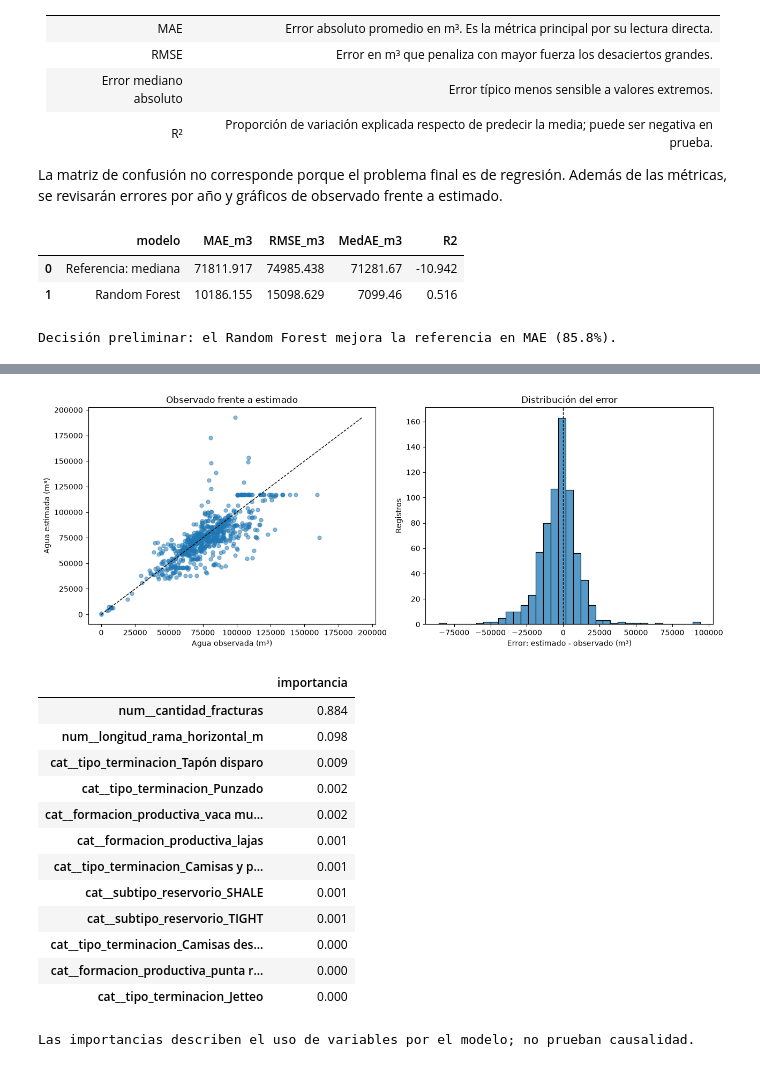
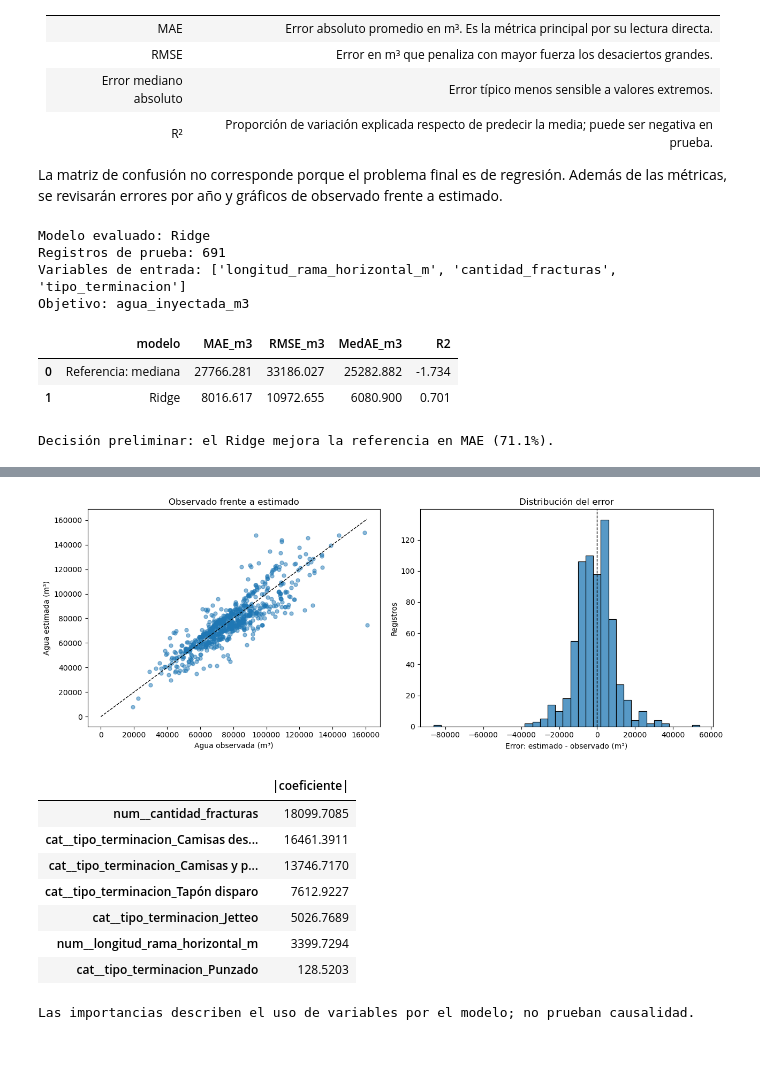
Before and after one commit to 1Claure/Ingenieria_De_Software, a Jupyter notebook: fase_5_evaluation.ipynb, the cells around one changed output, grey strips where cells are left out. Drawn from its saved outputs; the diff is of its cells as text; code cells hidden in the pictures.

```diff
--- a/fase_5_evaluation.ipynb
+++ b/fase_5_evaluation.ipynb
@@ -34,9 +35,10 @@ entradas = entradas_numericas + entradas_categoricas
 # guardada en los artefactos. No se la recalcula desde el CSV original, porque
 # ese archivo se actualiza periódicamente y entonces las filas dejarían de
 # corresponderse con las observaciones y predicciones guardadas.
-modelo, referencia, X_test, y_test, test_metadata = importar_modelos(
+modelo, referencia, nombre_modelo, X_test, y_test, test_metadata = importar_modelos(
 	"modelo",
 	"referencia",
+	"nombre_modelo",
 	"X_test",
 	"y_test",
 	"test_metadata",
@@ -45,9 +47,15 @@ modelo, referencia, X_test, y_test, test_metadata = importar_modelos(
 pred_modelo = modelo.predict(X_test)
 pred_referencia = referencia.predict(X_test)
 
+print(f"Modelo evaluado: {nombre_modelo}")
 print(f"Registros de prueba: {len(X_test):,}")
 print(f"Variables de entrada: {entradas}")
 print(f"Objetivo: {objetivo}")
+# %% [output]
+Modelo evaluado: Ridge
+Registros de prueba: 691
+Variables de entrada: ['longitud_rama_horizontal_m', 'cantidad_fracturas', 'tipo_terminacion']
+Objetivo: agua_inyectada_m3
 # %%
 def calcular_metricas(nombre, real, pred):
 	return {
@@ -62,16 +70,16 @@ def calcular_metricas(nombre, real, pred):
 metricas = pd.DataFrame(
 	[
 		calcular_metricas("Referencia: mediana", y_test, pred_referencia),
-		calcular_metricas("Random Forest", y_test, pred_modelo),
+		calcular_metricas(nombre_modelo, y_test, pred_modelo),
 	]
 )
 display(metricas.round(3))
 
 mae_ref = metricas.loc[metricas["modelo"].eq("Referencia: mediana"), "MAE_m3"].iloc[0]
-mae_modelo = metricas.loc[metricas["modelo"].eq("Random Forest"), "MAE_m3"].iloc[0]
+mae_modelo = metricas.loc[metricas["modelo"].eq(nombre_modelo), "MAE_m3"].iloc[0]
 mejora = 100 * (mae_ref - mae_modelo) / mae_ref
 decision = "mejora la referencia" if mejora > 0 else "no mejora la referencia"
-print(f"Decisión preliminar: el Random Forest {decision} en MAE ({mejora:.1f}%).")
+print(f"Decisión preliminar: el {nombre_modelo} {decision} en MAE ({mejora:.1f}%).")
 
 # Los identificadores salen de test_metadata, guardado junto al resto de los
 # artefactos: así cada fila coincide con su observación y su predicción.
@@ -94,13 +102,28 @@ axes[1].set(title="Distribución del error", xlabel="Error: estimado - observado
 plt.tight_layout()
 plt.show()
 
-nombres = modelo.named_steps["prep"].get_feature_names_out()
-importancias = pd.Series(modelo.named_steps["regresor"].feature_importances_, index=nombres, name="importancia").sort_values(ascending=False)
-display(importancias.head(12).to_frame().round(3))
+# Importancia de variables según el tipo de modelo elegido.
+if hasattr(modelo, "named_steps"):
+	nucleo, prep = modelo.named_steps["regresor"], modelo.named_steps["prep"]
+else:  # los modelos con objetivo transformado envuelven el pipeline
+	nucleo, prep = modelo.regressor_.named_steps["regresor"], modelo.regressor_.named_steps["prep"]
+nombres = prep.get_feature_names_out()
+
+if hasattr(nucleo, "feature_importances_"):
+	importancias = pd.Series(nucleo.feature_importances_, index=nombres, name="importancia").sort_values(ascending=False)
+	display(importancias.head(12).to_frame().round(3))
+elif hasattr(nucleo, "coef_"):
+	coeficientes = pd.Series(np.abs(np.ravel(nucleo.coef_)), index=nombres, name="|coeficiente|").sort_values(ascending=False)
+	display(coeficientes.head(12).to_frame().round(4))
+else:
+	resultado = permutation_importance(modelo, X_test, y_test, n_repeats=10, random_state=42, scoring="neg_mean_absolute_error")
+	importancias = pd.Series(resultado.importances_mean, index=entradas, name="importancia por permutación").sort_values(ascending=False)
+	display(importancias.to_frame().round(4))
+
 print("Las importancias describen el uso de variables por el modelo; no prueban causalidad.")
 # %% [output]
 |  | modelo | MAE_m3 | RMSE_m3 | MedAE_m3 | R2 |
-| 0 | Referencia: mediana | 71811.917 | 74985.438 | 71281.67 | -10.942 |
-| 1 | Random Forest | 10186.155 | 15098.629 | 7099.46 | 0.516 |
+| 0 | Referencia: mediana | 27766.281 | 33186.027 | 25282.882 | -1.734 |
+| 1 | Ridge | 8016.617 | 10972.655 | 6080.900 | 0.701 |
-Decisión preliminar: el Random Forest mejora la referencia en MAE (85.8%).
+Decisión preliminar: el Ridge mejora la referencia en MAE (71.1%).
 |  | id_base_fractura_adjiv | idpozo | fecha_inicio_fractura | agua_observada_m3 | agua_estimada_m3 | error_m3 | ... |
@@ -117,17 +140,12 @@ Decisión preliminar: el Random Forest mejora la referencia en MAE (85.8%).
-[figure, old version]
+[figure, new version]
-|  | importancia |
-| num__cantidad_fracturas | 0.884 |
-| num__longitud_rama_horizontal_m | 0.098 |
-| cat__tipo_terminacion_Tapón disparo | 0.009 |
-| cat__tipo_terminacion_Punzado | 0.002 |
-| cat__formacion_productiva_vaca mu... | 0.002 |
-| cat__formacion_productiva_lajas | 0.001 |
-| cat__tipo_terminacion_Camisas y p... | 0.001 |
-| cat__subtipo_reservorio_SHALE | 0.001 |
-| cat__subtipo_reservorio_TIGHT | 0.001 |
-| cat__tipo_terminacion_Camisas des... | 0.000 |
-| cat__formacion_productiva_punta r... | 0.000 |
-| cat__tipo_terminacion_Jetteo | 0.000 |
+|  | |coeficiente| |
+| num__cantidad_fracturas | 18099.7085 |
+| cat__tipo_terminacion_Camisas des... | 16461.3911 |
+| cat__tipo_terminacion_Camisas y p... | 13746.7170 |
+| cat__tipo_terminacion_Tapón disparo | 7612.9227 |
+| cat__tipo_terminacion_Jetteo | 5026.7689 |
+| num__longitud_rama_horizontal_m | 3399.7294 |
+| cat__tipo_terminacion_Punzado | 128.5203 |
 Las importancias describen el uso de variables por el modelo; no prueban causalidad.
 # %% [markdown]
 ### Interpretación de la evaluación
```
Also changed, not shown: parts of 3 cells of this notebook, 1 other file.
